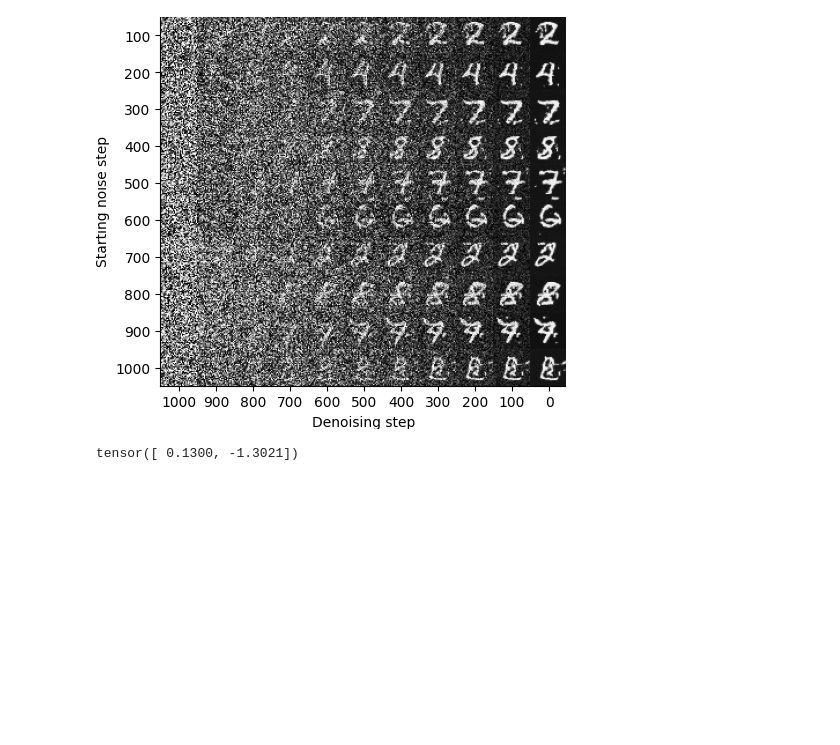
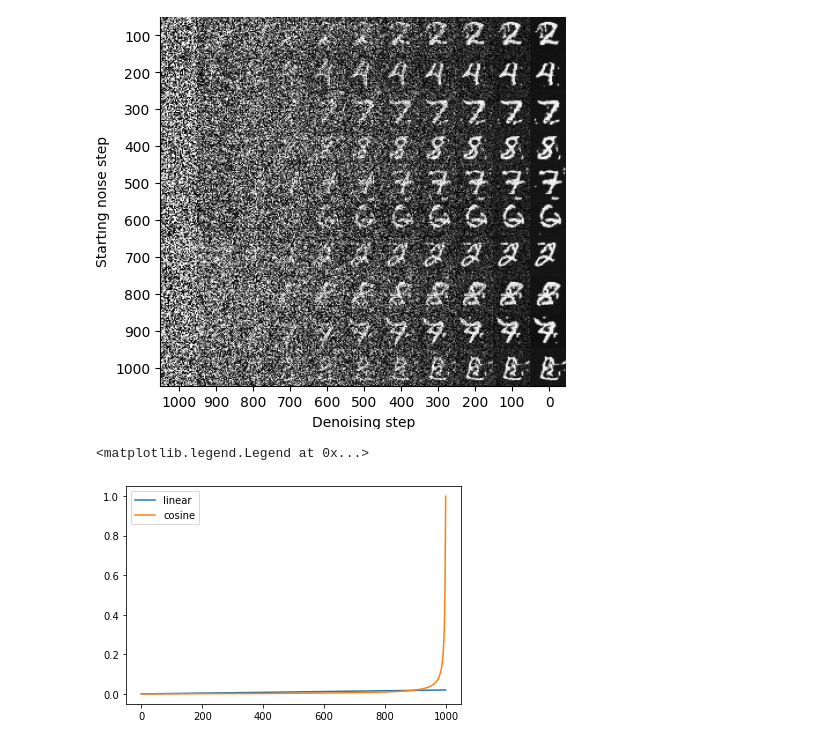
Before and after one commit to ArturPrzybysz/ProbabilisticDeepDiffusionModels, a Jupyter notebook: notebooks/analyze_runs.ipynb, the cells around one changed output. Cells and saved outputs as stored; diff of their text form; code cells hidden in the pictures; blank space fills up the shorter version.

```diff
--- a/notebooks/analyze_runs.ipynb
+++ b/notebooks/analyze_runs.ipynb
@@ -63,8 +63,3 @@ img
 # %% [output]
 images/images_random_grid_99/epoch_99.png
 [figure]
-# %%
-import torch
-torch.randn(2, generator=None)
-# %% [output]
-tensor([ 0.1300, -1.3021])
@@ -70,0 +68,15 @@ tensor([ 0.1300, -1.3021])
+# %%
+betas = get_betas(
+    beta_start=None, beta_end=None, diffusion_steps=1000, mode="linear", max_beta=0.999
+).numpy()
+
+betas_cosine = get_betas(
+    beta_start=None, beta_end=None, diffusion_steps=1000, mode="cosine", max_beta=0.999
+).numpy()
+
+plt.plot(betas, label='linear')
+plt.plot(betas_cosine, label='cosine')
+plt.legend()
+# %% [output]
+<matplotlib.legend.Legend at 0x...>
+[figure, added]
```
Also changed, not shown: parts of 1 cell of this notebook, 2 other files.
